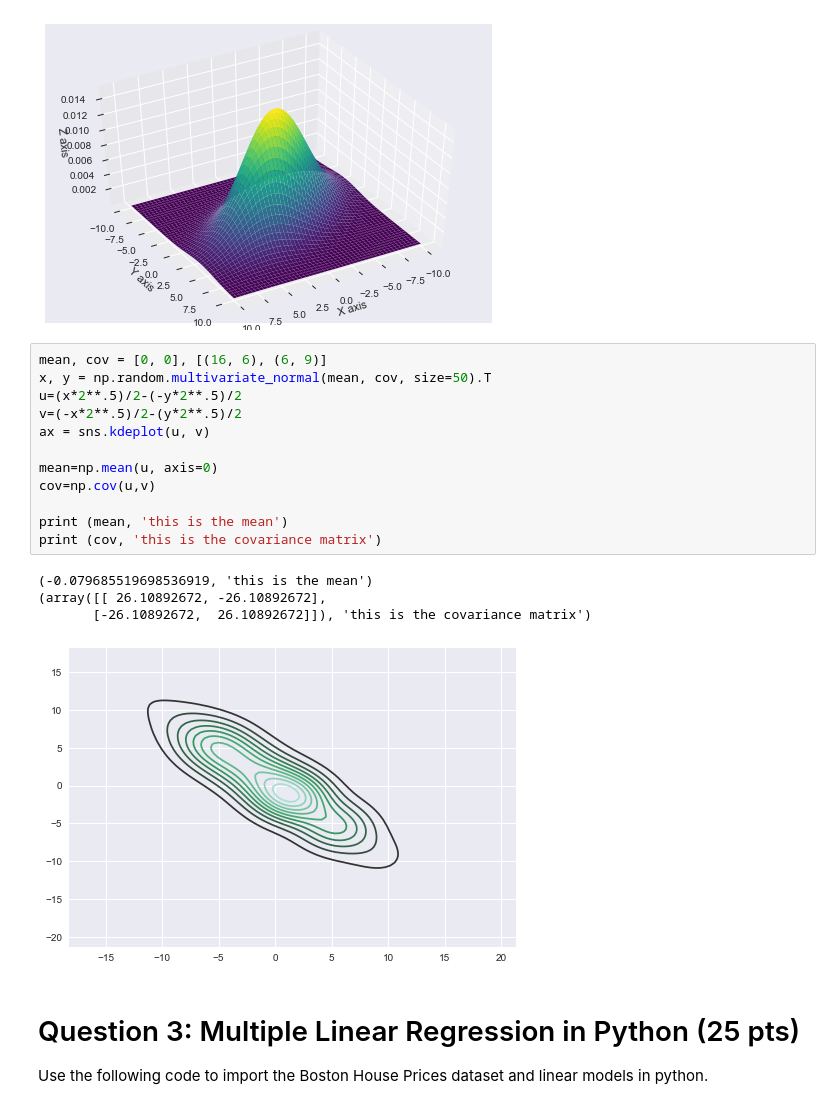
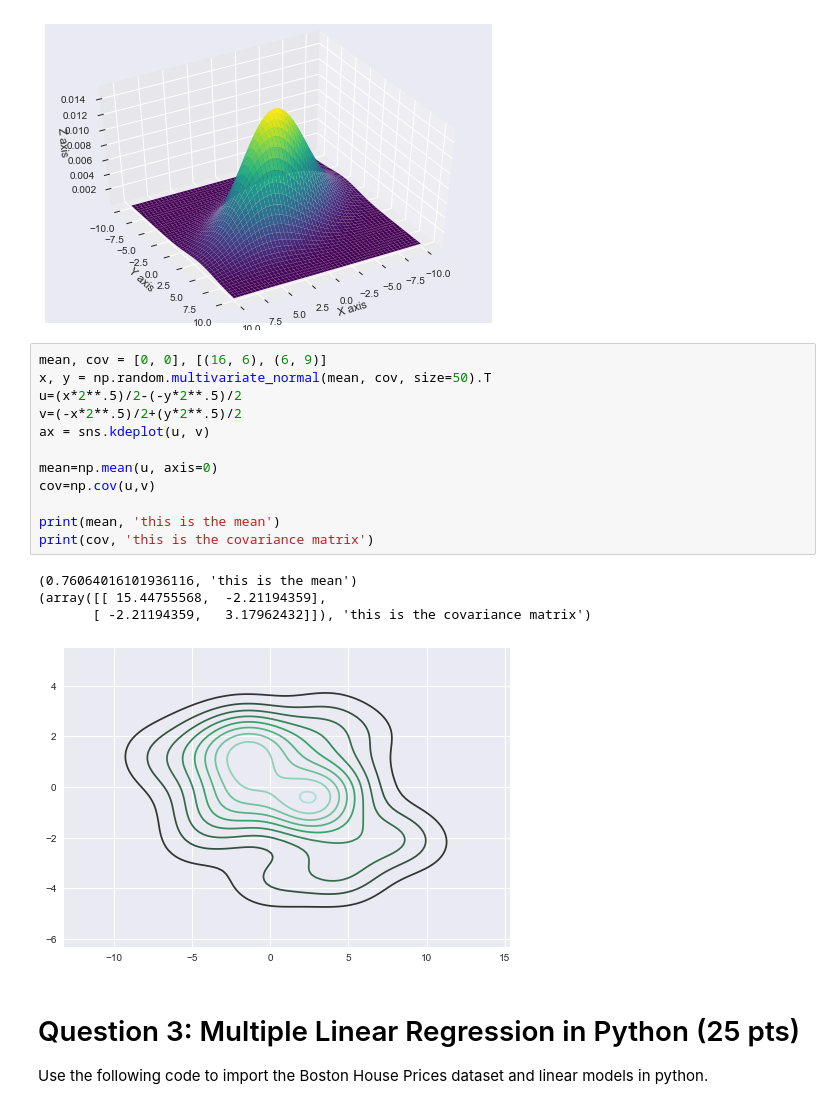
Before and after one commit to atreyamisra/DataSciencePrinciples, a Jupyter notebook: Homework/HW1.ipynb, the cells around one changed output. Saved outputs shown, nothing was run; the diff lists cells and outputs as text.

```diff
--- a/Homework/HW1.ipynb
+++ b/Homework/HW1.ipynb
@@ -143,20 +143,20 @@ plt.show()
 # %%
 mean, cov = [0, 0], [(16, 6), (6, 9)]
 x, y = np.random.multivariate_normal(mean, cov, size=50).T
 u=(x*2**.5)/2-(-y*2**.5)/2
-v=(-x*2**.5)/2-(y*2**.5)/2
+v=(-x*2**.5)/2+(y*2**.5)/2
 ax = sns.kdeplot(u, v)
 
 mean=np.mean(u, axis=0)
 cov=np.cov(u,v)
 
-print (mean, 'this is the mean')
-print (cov, 'this is the covariance matrix')
+print(mean, 'this is the mean')
+print(cov, 'this is the covariance matrix')
 # %% [output]
-(-0.079685519698536919, 'this is the mean')
-(array([[ 26.10892672, -26.10892672],
-       [-26.10892672,  26.10892672]]), 'this is the covariance matrix')
+(0.76064016101936116, 'this is the mean')
+(array([[ 15.44755568,  -2.21194359],
+       [ -2.21194359,   3.17962432]]), 'this is the covariance matrix')
-[figure, old version]
+[figure, new version]
 # %% [markdown]
 # Question 3: Multiple Linear Regression in Python (25 pts)
 
```
